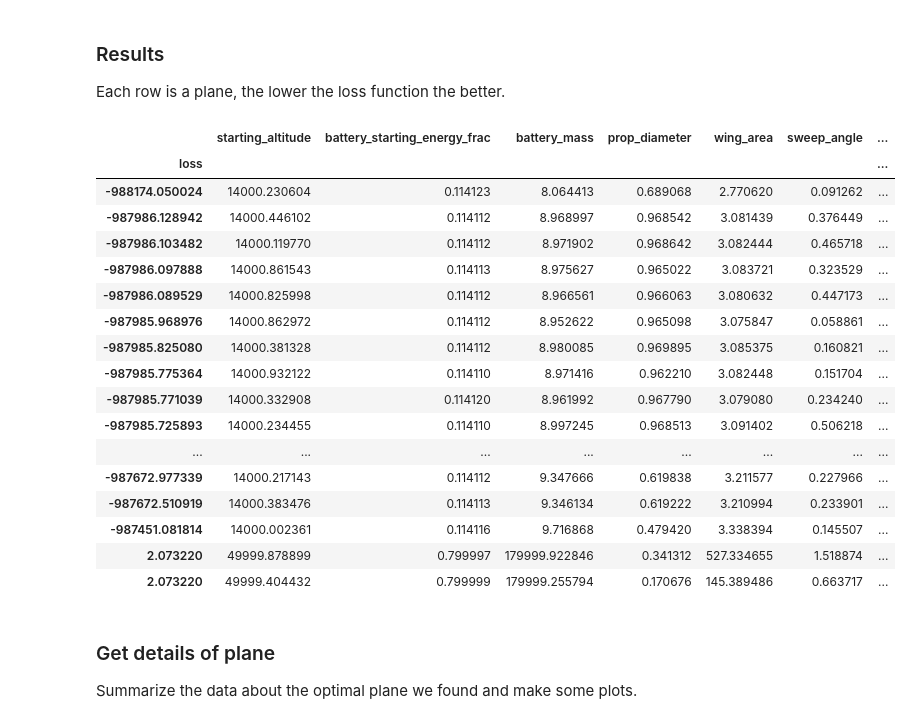
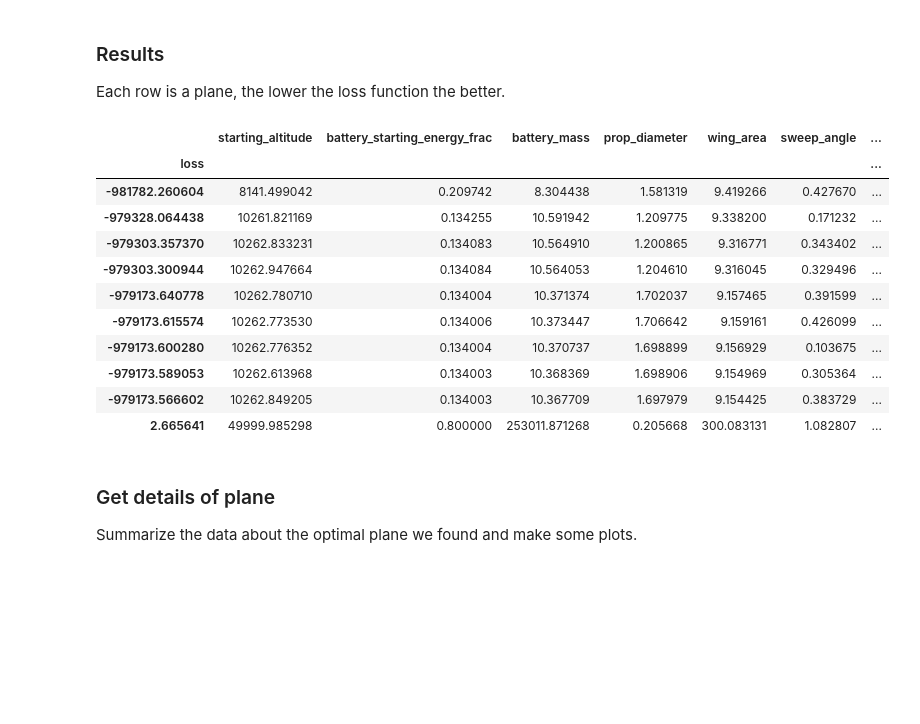
Before and after one commit to gusgordon/atmospheric_satellite, a Jupyter notebook: atmosat.ipynb, the cells around one changed output. Cells and saved outputs as stored; diff of their text form; code cells hidden in the pictures; blank space fills up the shorter version.

```diff
--- a/atmosat.ipynb
+++ b/atmosat.ipynb
@@ -41,4 +159,6 @@ earth_radius = 6375000 # m
 # Atmospheric data
 # From http://www.digitaldutch.com/atmoscalc/tableatmosphere.htm
 atm_data = pd.read_csv('st_atm_1976.csv').set_index('Altitude [m]')
-atmosphere = atm_data.reindex(np.arange(atm_data.index[0], atm_data.index[-1] + 1)).interpolate().as_matrix()
+atmosphere = atm_data.reindex(np.arange(atm_data.index[0], atm_data.index[-1] + 1)).interpolate().values
+
+T_ground, P_ground, rho_ground, c_ground, u_ground = atmosphere[0]
@@ -190,3 +171,10 @@ def mean_insol_interp(altitude, second_of_day):
+# %%
+solar_graph = pd.read_csv(f'solar_graph_day_{day_of_year}_lat_{latitude}.csv', index_col='second').values
+
+@jit
+def solar_irradiance(altitude, second_of_day):
+    altitude = max(altitude, 0)
+    return solar_graph[int(round(second_of_day / 60)), int(round(altitude / 25))]
 # %% [markdown]
 ### Wing, propeller thrust, etc. functions
 # %%
@@ -766,14 +667,19 @@ popsize = 200
 
 planes = pd.DataFrame(columns=opt_vars)
 
-while len(planes) < 20:
+while len(planes) < 10:
     new_population = np.array([np.random.uniform(likely_region[v][0],
-                                                 likely_region[v][1], popsize) for v in opt_vars]).T #2000, 0.001
-    o = optimize.differential_evolution(compute_flight_opt, strategy='randtobest1bin', maxiter=10000, tol=0.000001,
-                                        bounds=opt_bounds, polish=True, init=new_population)
+                                                 likely_region[v][1], popsize) for v in opt_vars]).T
+    o = optimize.differential_evolution(compute_flight_opt, strategy='randtobest1bin', maxiter=10000,
+                                        tol=0.0000001, bounds=opt_bounds, polish=True, init=new_population,
+                                        updating='deferred', workers=2)
     params = dict(zip(opt_vars, o.x))
 
-    params.update(compute_flight(*o.x))
+    params.update(compute_flight(*o.x)[0])
 
-    print 'found plane, loss = %s' % params['loss']
-    planes = planes.append(params, ignore_index=True)
+    if params['loss'] < 0:
+        print(f"found plane, loss = {params['loss']}, wingspan = {params['wingspan']}")
+    else:
+        print(f"found plane, loss = {params['loss']}")
+
+    planes = planes.append(params, ignore_index=True).sort_values('loss')
@@ -781,26 +698,20 @@ while len(planes) < 20:
 ### Results
 Each row is a plane, the lower the loss function the better.
 # %%
-planes.set_index('loss').sort_index()
+planes.set_index('loss')
 # %% [output]
 |  | starting_altitude | battery_starting_energy_frac | battery_mass | prop_diameter | wing_area | sweep_angle | ... |
 | loss |  |  |  |  |  |  | ... |
-| -988174.050024 | 14000.230604 | 0.114123 | 8.064413 | 0.689068 | 2.770620 | 0.091262 | ... |
-| -987986.128942 | 14000.446102 | 0.114112 | 8.968997 | 0.968542 | 3.081439 | 0.376449 | ... |
-| -987986.103482 | 14000.119770 | 0.114112 | 8.971902 | 0.968642 | 3.082444 | 0.465718 | ... |
-| -987986.097888 | 14000.861543 | 0.114113 | 8.975627 | 0.965022 | 3.083721 | 0.323529 | ... |
-| -987986.089529 | 14000.825998 | 0.114112 | 8.966561 | 0.966063 | 3.080632 | 0.447173 | ... |
-| -987985.968976 | 14000.862972 | 0.114112 | 8.952622 | 0.965098 | 3.075847 | 0.058861 | ... |
-| -987985.825080 | 14000.381328 | 0.114112 | 8.980085 | 0.969895 | 3.085375 | 0.160821 | ... |
-| -987985.775364 | 14000.932122 | 0.114110 | 8.971416 | 0.962210 | 3.082448 | 0.151704 | ... |
-| -987985.771039 | 14000.332908 | 0.114120 | 8.961992 | 0.967790 | 3.079080 | 0.234240 | ... |
-| -987985.725893 | 14000.234455 | 0.114110 | 8.997245 | 0.968513 | 3.091402 | 0.506218 | ... |
-| ... | ... | ... | ... | ... | ... | ... | ... |
-| -987672.977339 | 14000.217143 | 0.114112 | 9.347666 | 0.619838 | 3.211577 | 0.227966 | ... |
-| -987672.510919 | 14000.383476 | 0.114113 | 9.346134 | 0.619222 | 3.210994 | 0.233901 | ... |
-| -987451.081814 | 14000.002361 | 0.114116 | 9.716868 | 0.479420 | 3.338394 | 0.145507 | ... |
-| 2.073220 | 49999.878899 | 0.799997 | 179999.922846 | 0.341312 | 527.334655 | 1.518874 | ... |
-| 2.073220 | 49999.404432 | 0.799999 | 179999.255794 | 0.170676 | 145.389486 | 0.663717 | ... |
+| -981782.260604 | 8141.499042 | 0.209742 | 8.304438 | 1.581319 | 9.419266 | 0.427670 | ... |
+| -979328.064438 | 10261.821169 | 0.134255 | 10.591942 | 1.209775 | 9.338200 | 0.171232 | ... |
+| -979303.357370 | 10262.833231 | 0.134083 | 10.564910 | 1.200865 | 9.316771 | 0.343402 | ... |
+| -979303.300944 | 10262.947664 | 0.134084 | 10.564053 | 1.204610 | 9.316045 | 0.329496 | ... |
+| -979173.640778 | 10262.780710 | 0.134004 | 10.371374 | 1.702037 | 9.157465 | 0.391599 | ... |
+| -979173.615574 | 10262.773530 | 0.134006 | 10.373447 | 1.706642 | 9.159161 | 0.426099 | ... |
+| -979173.600280 | 10262.776352 | 0.134004 | 10.370737 | 1.698899 | 9.156929 | 0.103675 | ... |
+| -979173.589053 | 10262.613968 | 0.134003 | 10.368369 | 1.698906 | 9.154969 | 0.305364 | ... |
+| -979173.566602 | 10262.849205 | 0.134003 | 10.367709 | 1.697979 | 9.154425 | 0.383729 | ... |
+| 2.665641 | 49999.985298 | 0.800000 | 253011.871268 | 0.205668 | 300.083131 | 1.082807 | ... |
 # %% [markdown]
 ### Get details of plane
 
```
Also changed, not shown: parts of 15 cells of this notebook, 8 other files.
